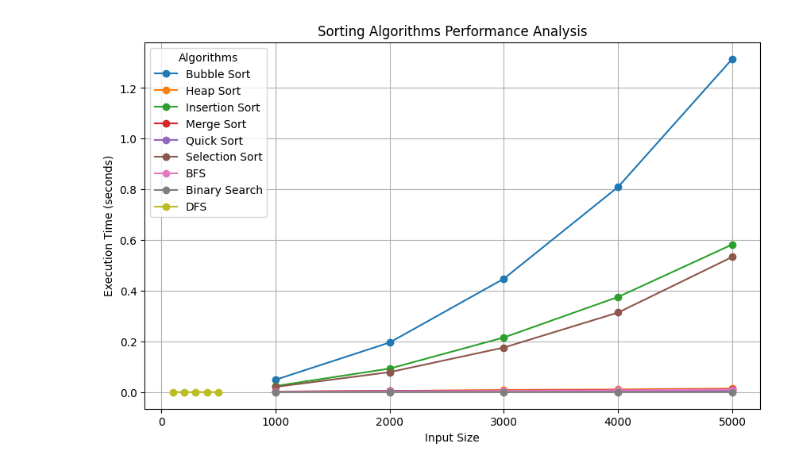
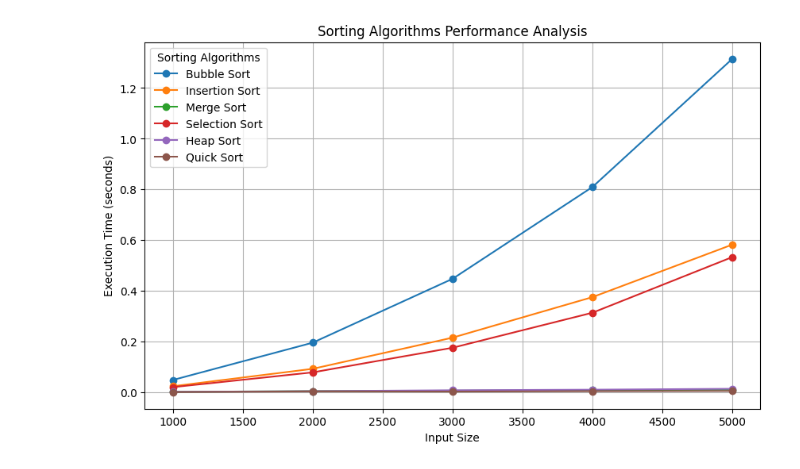
Before and after one commit to leedno/Data-Structures-and-Algorithms-Project, a Jupyter notebook: Performance_Analysis.ipynb, the cells around one changed output. Drawn from its saved outputs; the diff is of its cells as text; code cells hidden in the pictures.

```diff
--- a/Performance_Analysis.ipynb
+++ b/Performance_Analysis.ipynb
@@ -10,19 +11,24 @@ The following chart visualizes the performance of sorting algorithms with increa
 # %%
-# Plot for sorting algorithms
+import pandas as pd
+import matplotlib.pyplot as plt
+
+df = pd.read_csv('performance_results.csv')
+
+# Plot for sorting algorithms (bubble sort, insertion sort, etc.)
 plt.figure(figsize=(10, 6))
 
-# Loop through each sorting algorithm and plot its performance
-algorithms = df['Algorithm'].unique()
+# Get the unique sorting algorithms and plot them individually
+sorting_algorithms = ['Bubble Sort', 'Insertion Sort', 'Merge Sort', 'Selection Sort', 'Heap Sort', 'Quick Sort']
 
-for algo in algorithms:
+for algo in sorting_algorithms:
     algo_data = df[df['Algorithm'] == algo]
     plt.plot(algo_data['Input Size'], algo_data['Execution Time'], marker='o', label=algo)
 
 plt.title('Sorting Algorithms Performance Analysis')
 plt.xlabel('Input Size')
 plt.ylabel('Execution Time (seconds)')
-plt.legend(title="Algorithms")
+plt.legend(title="Sorting Algorithms")
 plt.grid(True)
 plt.show()
 # %% [output]
-[figure, old version]
+[figure, new version]
```
Also changed, not shown: parts of 14 cells of this notebook, 1 other file.
